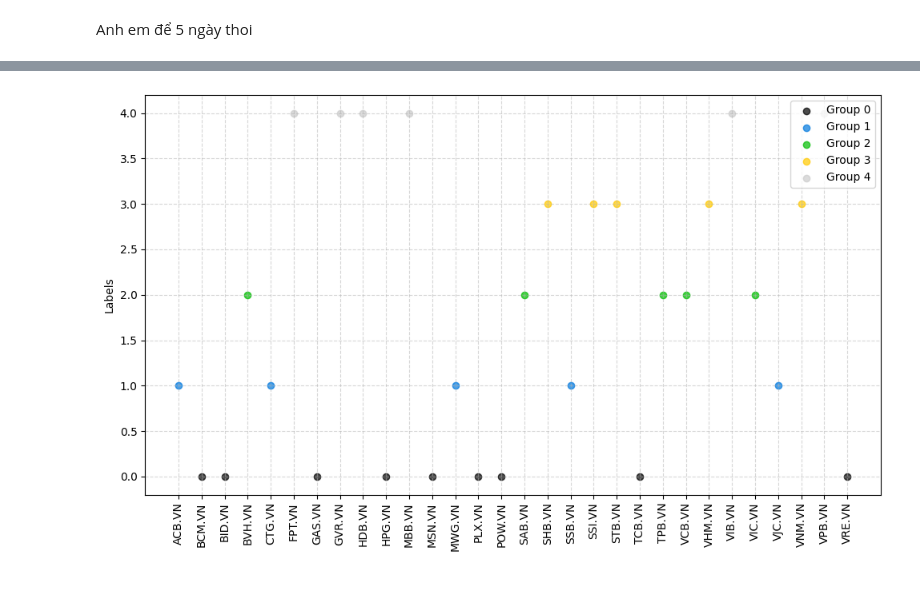
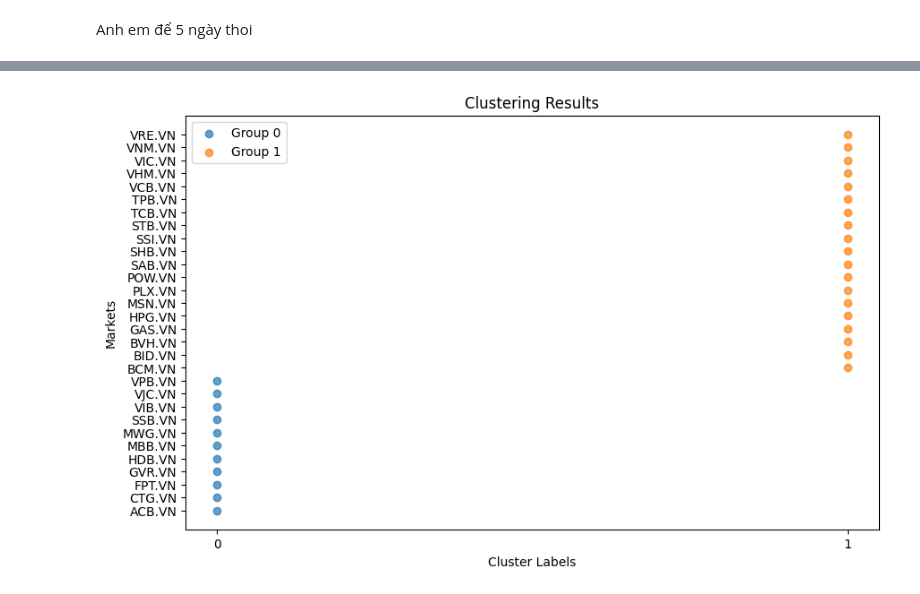
Before and after one commit to keeganhuynh/CS313.O21_Group5, a Jupyter notebook: main.ipynb, the cells around one changed output, grey strips where cells are left out. Saved outputs shown, nothing was run; the diff lists cells and outputs as text; code cells hidden in the pictures.

```diff
--- a/main.ipynb
+++ b/main.ipynb
@@ -135,21 +140,0 @@ print(df.sort_values('labels'))
-# %%
-import matplotlib.pyplot as plt
-
-plt.figure(figsize=(10, 6))
-num_clusters = len(df['labels'].unique())
-colors = plt.cm.nipy_spectral(np.linspace(0, 1, num_clusters))
-
-for label, color in zip(range(num_clusters), colors):
-    subset = df[df['labels'] == label]
-    plt.scatter(subset.index, subset['labels'], color=color, label=f'Group {label}', alpha=0.7)
-
-plt.xticks(range(len(df)), df['companies'], rotation=90)
-plt.xlabel('', rotation=90)
-plt.ylabel('Labels')
-plt.title('')
-plt.legend(loc='upper right')
-plt.grid(True, linestyle='--', alpha=0.5)  # Thêm grid
-plt.tight_layout()
-plt.show()
-# %% [output]
-[figure, removed]
@@ -155,0 +143,24 @@ plt.show()
+# %%
+import matplotlib.pyplot as plt
+import numpy as np
+
+# Create a scatter plot
+plt.figure(figsize=(10, 6))
+
+# Loop over each unique label
+for label in np.unique(labels):
+    # Select indices where the label matches
+    indices = labels == label
+
+    # Scatter plot for the selected indices
+    plt.scatter(label_market_array[indices, 0], label_market_array[indices, 1], label=f'Group {label}', alpha=0.7)
+
+# Set labels and title
+plt.ylabel('Markets')
+plt.xlabel('Cluster Labels')
+plt.title('Clustering Results')
+
+plt.legend()
+plt.show()
+# %% [output]
+[figure, added]
```
Also changed, not shown: parts of 7 cells of this notebook.
